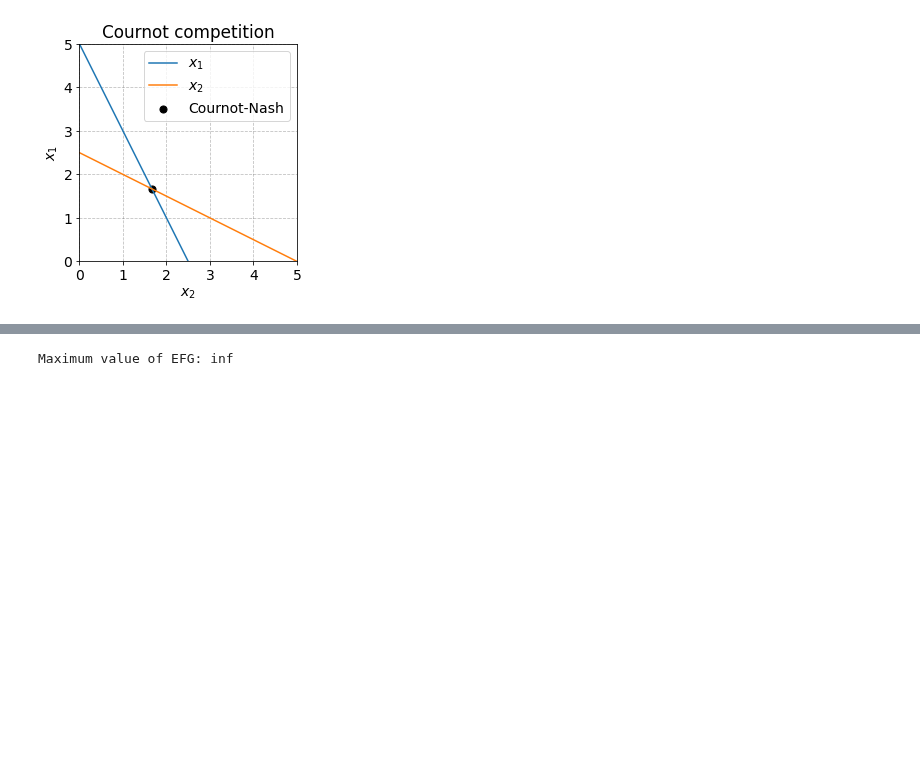
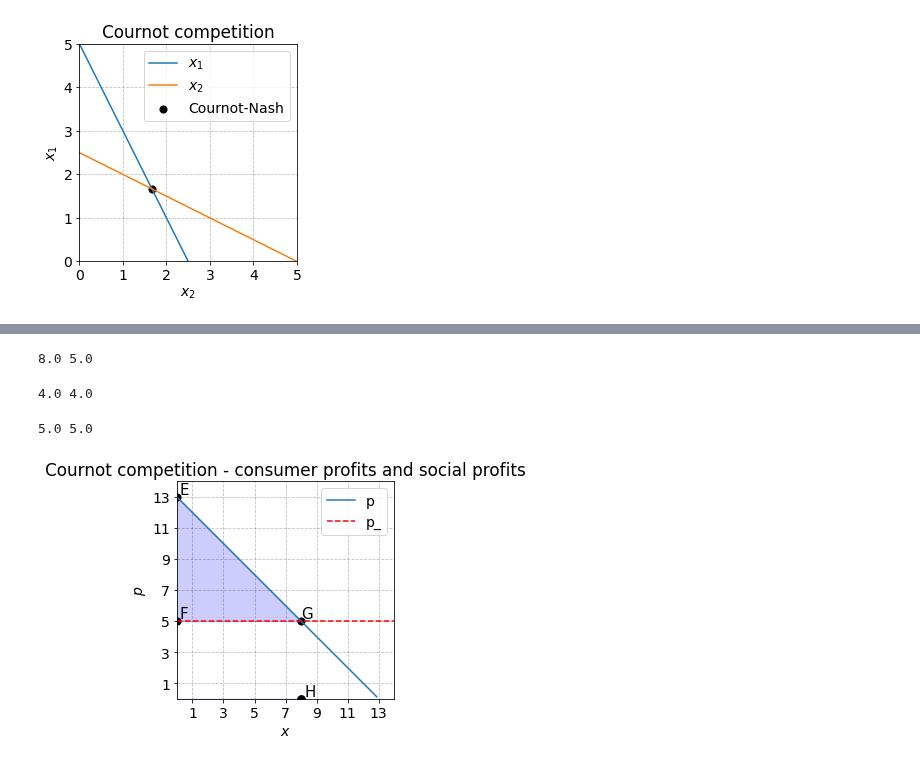
Before and after one commit to NumEconCopenhagen/projects-2023-team-copenhagen, a Jupyter notebook: modelproject/Masa.ipynb, the cells around one changed output, grey strips where cells are left out. Drawn from its saved outputs; the diff is of its cells as text; code cells hidden in the pictures; blank space fills up the shorter version.

```diff
--- a/modelproject/Masa.ipynb
+++ b/modelproject/Masa.ipynb
@@ -274,25 +208,21 @@ EFG
-# %%
-import numpy as np
-import matplotlib.pyplot as plt
-from scipy.optimize import minimize_scalar
-def E(x):
-    return a_val - b_val * x
-
-def F(x):
-    return p_
-
-def G(x):
-    return (a_val - c_val) / b_val - (b_val / 3) * x
-
-def EFG(x):
-    EF = E(x) - F(x)
-    GF = G(x) - F(x)
-    return 0.5 * EF * GF
-
-# find the maximum value of EFG using minimize_scalar
-res = minimize_scalar(lambda x: -EFG(x), bounds=[0, 6])
-
-# print the maximum value of EFG
-print("Maximum value of EFG:", -res.fun)
-# %% [output]
-Maximum value of EFG: inf
+# %%
+b_val = 1
+c_val = 1
+k = 12
+intersection_x = (2*(c_val+k - c_val)) / (3 * b_val)
+intersection_y = c_val+k-b_val*intersection_x
+print(intersection_x, intersection_y)
+# %% [output]
+8.0 5.0
+# %%
+x1_vec = intersection_x/2
+x2_vec = intersection_x/2
+print(x1_vec,x2_vec)
+# %% [output]
+4.0 4.0
+# %%
+p = c_val+k-b_val*(x1_vec+x2_vec)
+p_ = (c_val+k+2*c_val)/3
+print(p,p_)
+# %% [output]
+5.0 5.0
@@ -298,0 +231,5 @@ Maximum value of EFG: inf
+# %%
+cc = CournotCompetition(b_val=1, c_val=1, k=12)
+cc.plot()
+# %% [output]
+[figure, added]
```
Also changed, not shown: parts of 5 cells of this notebook, 3 other files.
